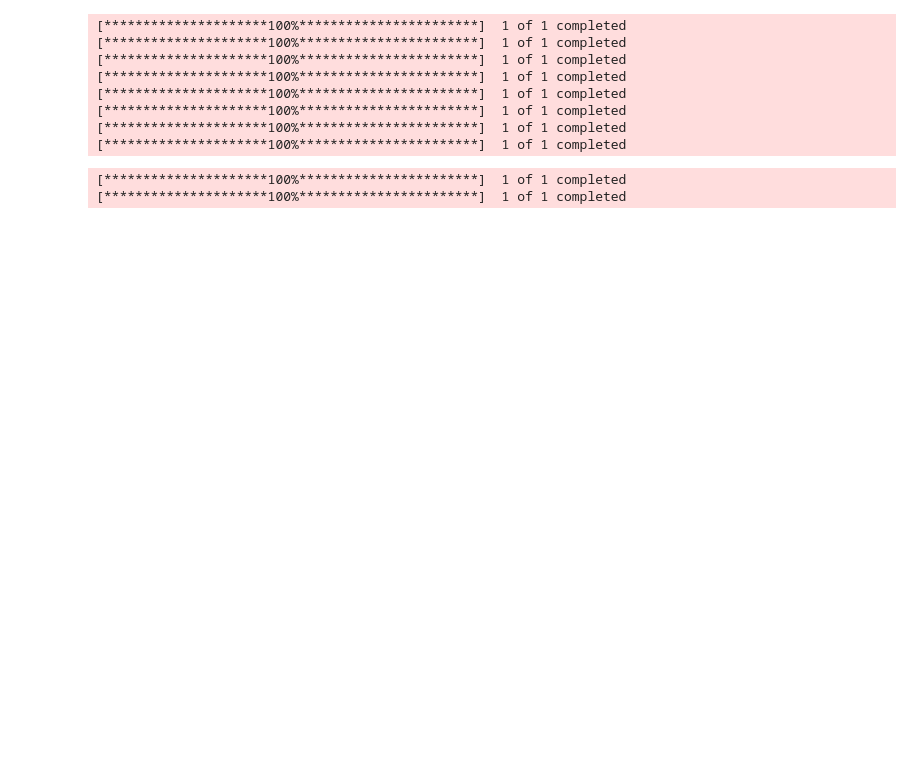
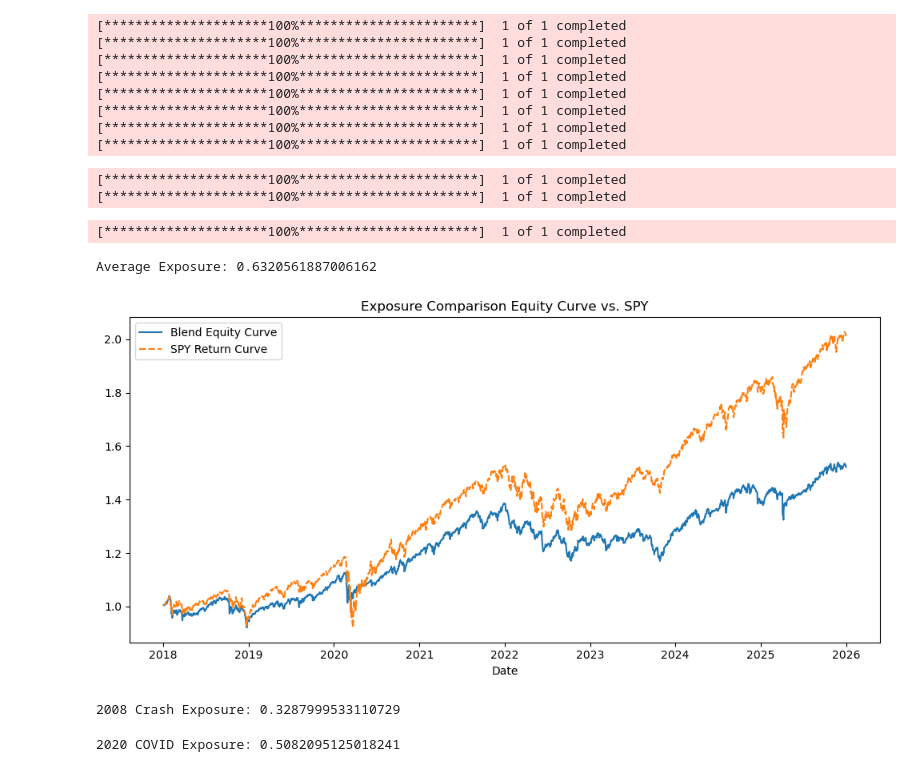
Before and after one commit to akshathp0/entropy-trading, a Jupyter notebook: notebooks/out_of_sample_portfolio.ipynb, the cells around one changed output. Cells and saved outputs as stored; diff of their text form; code cells hidden in the pictures; blank space fills up the shorter version.

```diff
--- a/notebooks/out_of_sample_portfolio.ipynb
+++ b/notebooks/out_of_sample_portfolio.ipynb
@@ -41,3 +38,33 @@ run.calculate_spy(start = START_EVAL, end = END_EVAL)
 # %% [output]
 [*********************100%***********************]  1 of 1 completed
 [*********************100%***********************]  1 of 1 completed
+# %%
+from evaluation import plot
+
+avg_exposure = portfolio.average_exposure(tickers, results)
+print(f'Average Exposure: {avg_exposure}')
+
+_, spy_df = run.load_spy(start = '2018-01-01', end = '2026-01-01')
+spy_benchmark = spy_df['Pct Return'] * 0.632
+spy_benchmark_curve = (1 + spy_benchmark).cumprod()
+
+portfolio_df = portfolio_df.loc['2018-01-01':'2026-01-01']
+portfolio_df['Blend Equity Curve'] = (1 + portfolio_df['Blend Return']).cumprod()
+
+exposure_comp = plot.plot_equity_curve(portfolio_df, 'Exposure Comparison', spy_benchmark_curve)
+# %% [output]
+[*********************100%***********************]  1 of 1 completed
+Average Exposure: 0.6320561887006162
+[figure, added]
+# %%
+crash_results = {ticker: df.loc['2008-09-01': '2009-03-01'] for ticker, df in results.items()}
+crash_exposure = portfolio.average_exposure(tickers, crash_results)
+print(f'2008 Crash Exposure: {crash_exposure}')
+# %% [output]
+2008 Crash Exposure: 0.3287999533110729
+# %%
+covid_results = {ticker: df.loc['2020-02-01': '2020-04-01'] for ticker, df in results.items()}
+covid_exposure = portfolio.average_exposure(tickers, covid_results)
+print(f'2020 COVID Exposure: {covid_exposure}')
+# %% [output]
+2020 COVID Exposure: 0.5082095125018241
```
Also changed, not shown: parts of 1 cell of this notebook, 10 other files.
